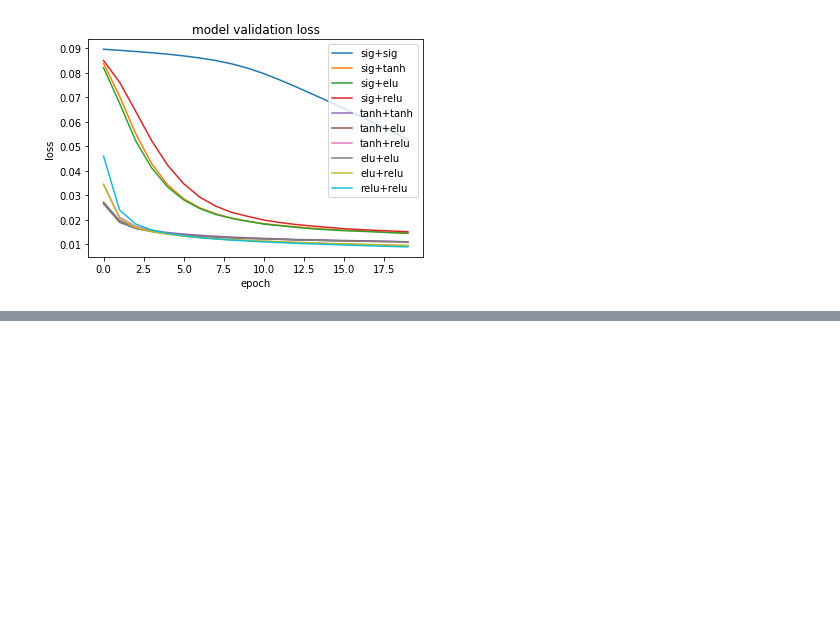
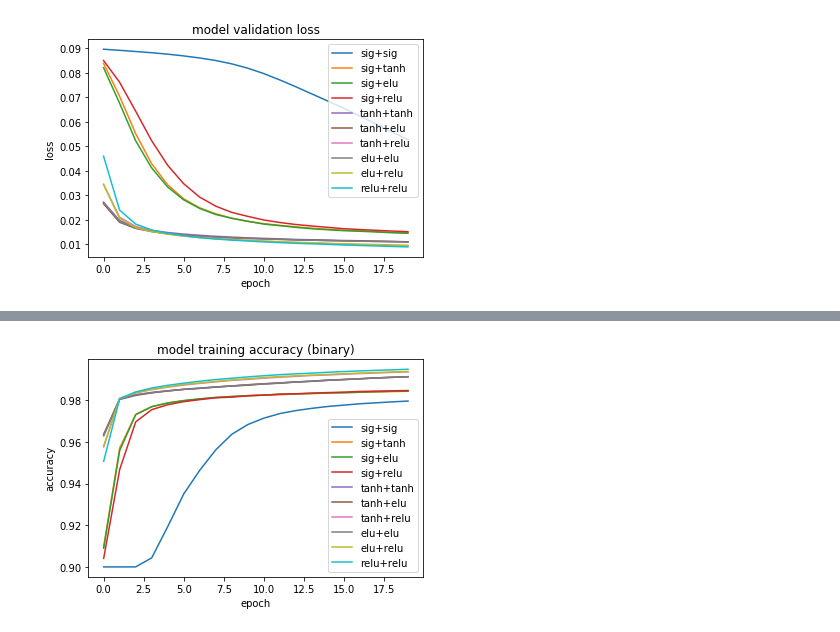
Before and after one commit to coldjoke123/python1, a Jupyter notebook: HW_NN.ipynb, the cells around one changed output, grey strips where cells are left out. Saved outputs shown, nothing was run; the diff lists cells and outputs as text; code cells hidden in the pictures; blank space fills up the shorter version.

```diff
--- a/HW_NN.ipynb
+++ b/HW_NN.ipynb
@@ -816,0 +1229,6 @@ plt.show()
+# %%
+model_e_e_b_20 = model_e_e_b.fit(x_train_reg, y_train,
+                         batch_size = 100,
+                         epochs = 20,
+                         verbose = 1,
+                         validation_data = (x_test_reg, y_test))
@@ -816,0 +1283,6 @@ plt.show()
+# %%
+model_e_r_b_20 = model_e_r_b.fit(x_train_reg, y_train,
+                         batch_size = 100,
+                         epochs = 20,
+                         verbose = 1,
+                         validation_data = (x_test_reg, y_test))
@@ -816,0 +1307,10 @@ plt.show()
+# %%
+model_r_r_b = Sequential()
+model_r_r_b.add(Dense(650, input_dim = 784))
+model_r_r_b.add(Activation('relu'))
+model_r_r_b.add(Dense(350))
+model_r_r_b.add(Activation('relu'))
+model_r_r_b.add(Dense(10))
+model_r_r_b.add(Activation('softmax'))
+model_r_r_b.compile(loss = 'binary_crossentropy', optimizer=SGD(lr = 0.087), metrics=['accuracy'])
+model_r_r_b.summary()
@@ -816,0 +1337,6 @@ plt.show()
+# %%
+model_r_r_b_20 = model_r_r_b.fit(x_train_reg, y_train,
+                         batch_size = 100,
+                         epochs = 20,
+                         verbose = 1,
+                         validation_data = (x_test_reg, y_test))
@@ -816,0 +1361,19 @@ plt.show()
+# %%
+plt.plot(model_s_s_b_20.history["acc"])
+plt.plot(model_s_t_b_20.history["acc"])
+plt.plot(model_s_e_b_20.history["acc"])
+plt.plot(model_s_r_b_20.history["acc"])
+plt.plot(model_t_t_b_20.history["acc"])
+plt.plot(model_t_e_b_20.history["acc"])
+plt.plot(model_t_r_b_20.history["acc"])
+plt.plot(model_e_e_b_20.history["acc"])
+plt.plot(model_e_r_b_20.history["acc"])
+plt.plot(model_r_r_b_20.history["acc"])
+
+plt.title("model training accuracy (binary)")
+plt.ylabel("accuracy")
+plt.xlabel("epoch")
+plt.legend(["sig+sig","sig+tanh","sig+elu","sig+relu","tanh+tanh","tanh+elu","tanh+relu","elu+elu","elu+relu","relu+relu"], loc = 'best')
+plt.show()
+# %% [output]
+[figure, added]
```
Also changed, not shown: parts of 23 cells of this notebook.
